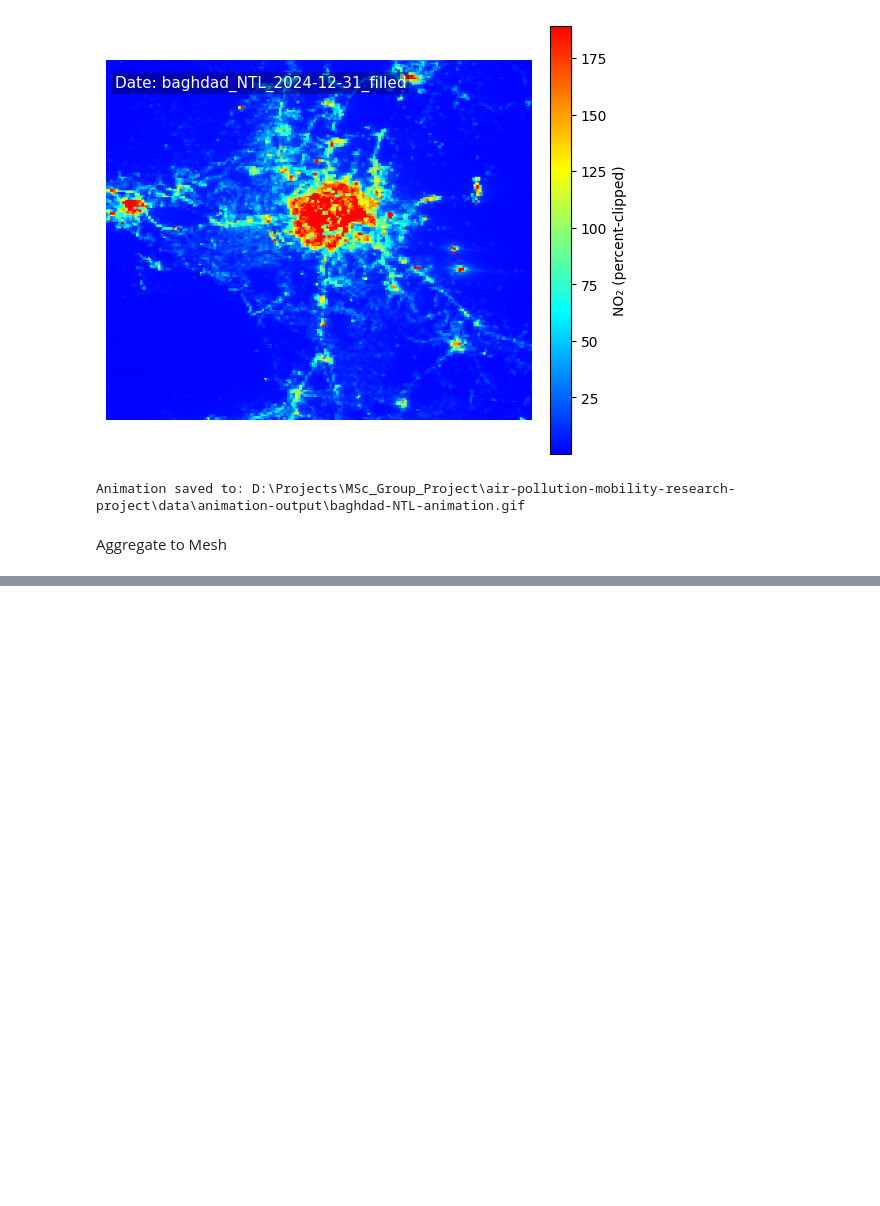
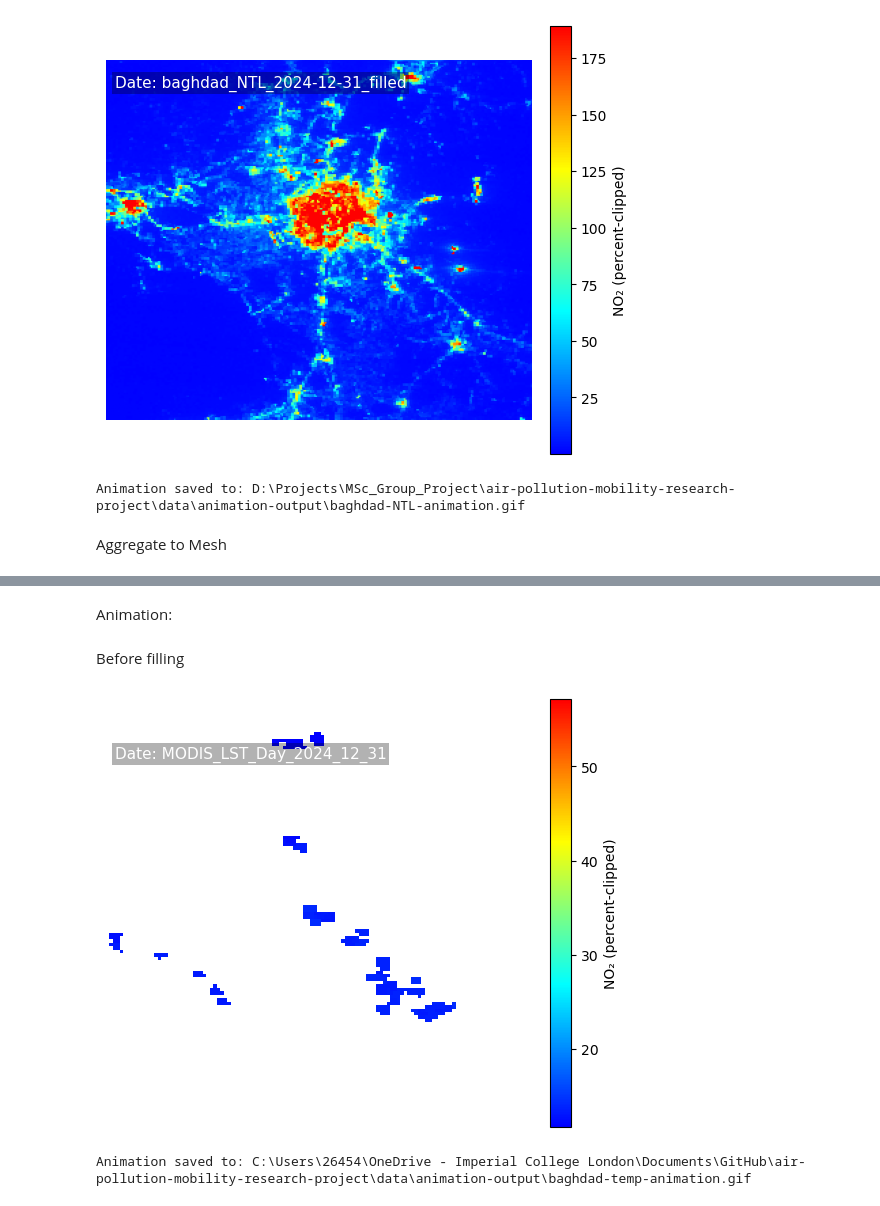
Before and after one commit to yixuan228/air-pollution-mobility-research-project, a Jupyter notebook: notebooks/2_contributing_factors_data_analysis.ipynb, the cells around one changed output, grey strips where cells are left out. Cells and saved outputs as stored; diff of their text form; code cells hidden in the pictures; blank space fills up the shorter version.

Commit message:
Update 2_contributing_factors_data_analysis.ipynb
Add surface temperature addis ababa analysis

```diff
--- a/notebooks/2_contributing_factors_data_analysis.ipynb
+++ b/notebooks/2_contributing_factors_data_analysis.ipynb
@@ -625,0 +729,11 @@ aggregate_data(
+# %% [markdown]
+Animation:
+# %% [markdown]
+Before filling
+# %%
+# Use the existing pathlib.WindowsPath variable for the directory
+baghdad_temp_tif_dir_clip = DATA_PATH / 'baghdad-temp-clipped'
+tiff_2_gif(baghdad_temp_tif_dir_clip, output_path=DATA_PATH, output_name="baghdad-temp-animation", fps=8)
+# %% [output]
+[figure, added]
+Animation saved to: C:\Users\26454\OneDrive - Imperial College London\Documents\GitHub\air-pollution-mobility-research-project\data\animation-output\baghdad-temp-animation.gif
```
Also changed, not shown: parts of 13 cells of this notebook.
